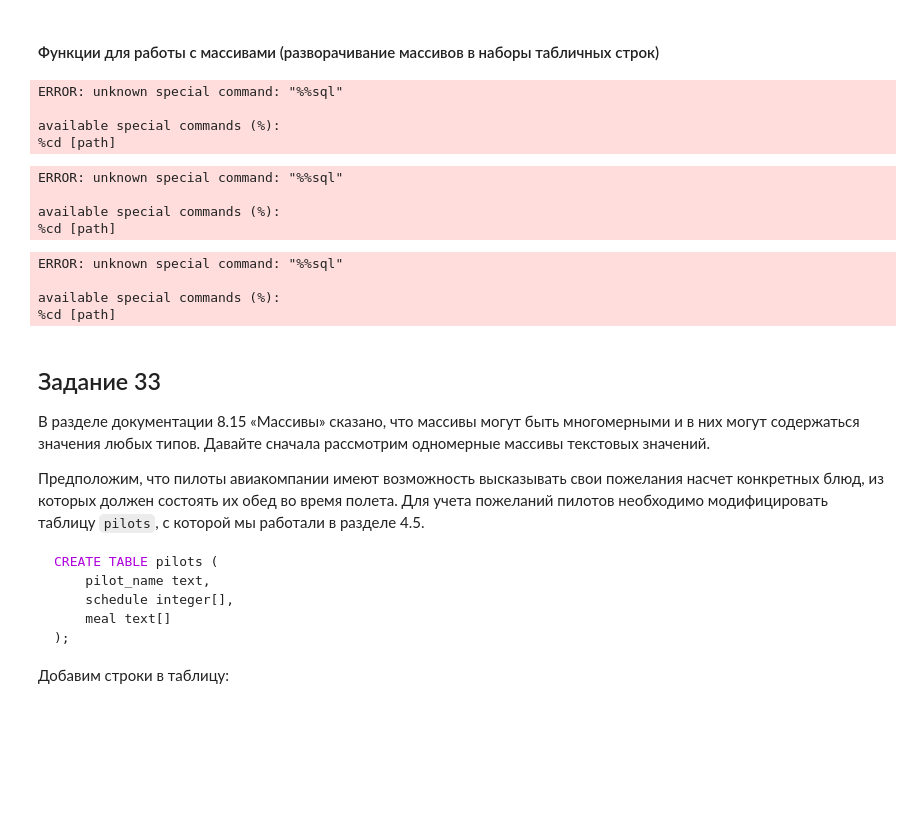
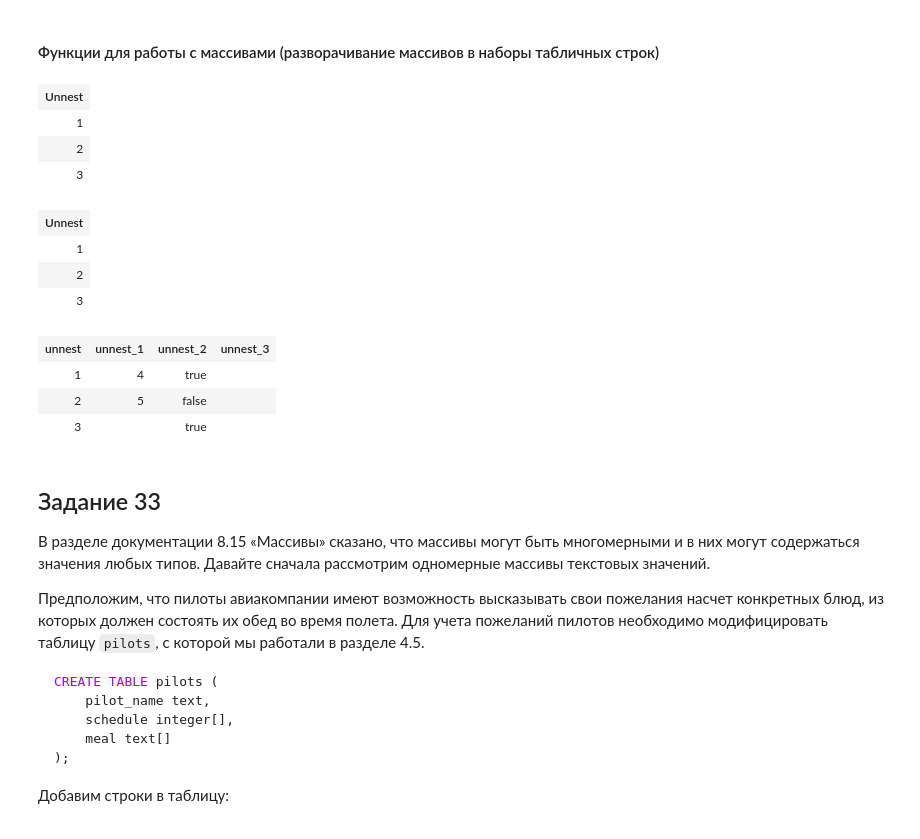
Before and after one commit to vowatchka/postgres_basic, a Jupyter notebook: practices/4_postgres_datatypes/gorm.ipynb, the cells around one changed output. Cells and saved outputs as stored; diff of their text form; code cells hidden in the pictures; blank space fills up the shorter version.

```diff
--- a/practices/4_postgres_datatypes/gorm.ipynb
+++ b/practices/4_postgres_datatypes/gorm.ipynb
@@ -3199,33 +3346,66 @@ available special commands (%):
 # %% [markdown]
 #### Функции для работы с массивами (разворачивание массивов в наборы табличных строк)
 # %%
-%%sql
--- Использовать `unnest` с одним массивом можно без предложения `FROM`
-SELECT
-    unnest(ARRAY[1, 2, 3])
+type Unnest struct {
+    Unnest int
+}
+
+var unnests []*Unnest
+
+// Использовать `unnest` с одним массивом можно без предложения `FROM`
+db.Raw(`SELECT unnest(ARRAY[1, 2, 3])`).Scan(&unnests)
+
+html, _ := table.Table(unnests, []string{})
+display.HTML(html)
 # %% [output]
-ERROR: unknown special command: "%%sql"
-
-available special commands (%):
-%cd [path]
+| Unnest |
+| 1 |
+| 2 |
+| 3 |
 # %%
-%%sql
--- Использовать `unnest` с одним массивом можно с предложением `FROM`
-SELECT * FROM unnest(ARRAY[1, 2, 3])
+type Unnest struct {
+    Unnest int
+}
+
+var unnests []*Unnest
+
+// Использовать `unnest` с одним массивом можно с предложением `FROM`
+db.Raw(`SELECT * FROM unnest(ARRAY[1, 2, 3])`).Scan(&unnests)
+
+html, _ := table.Table(unnests, []string{})
+display.HTML(html)
 # %% [output]
-ERROR: unknown special command: "%%sql"
-
-available special commands (%):
-%cd [path]
+| Unnest |
+| 1 |
+| 2 |
+| 3 |
 # %%
-%%sql
--- Использование `unnest` с несколькими массивами допустимо только в предложении `FROM`
-SELECT * FROM unnest(ARRAY[1, 2, 3], ARRAY['4', '5'], ARRAY[true, false, true], '{}'::text[])
+type Unnest struct {
+    Unnest int `gorm:"column:unnest" json:"unnest"`
+    Unnest_1 string `gorm:"column:unnest_1" json:"unnest_1"`
+    Unnest_2 bool `gorm:"column:unnest_2" json:"unnest_2"`
+    Unnest_3 string `gorm:"column:unnest_3" json:"unnest_3"`
+}
+
+colNames := []string{"unnest", "unnest_1", "unnest_2", "unnest_3"}
+
+var unnests []*Unnest
+
+// Использование `unnest` с несколькими массивами допустимо только в предложении `FROM`
+db.Raw(
+    fmt.Sprintf(
+        `SELECT * FROM unnest(ARRAY[1, 2, 3], ARRAY['4', '5'], ARRAY[true, false, true], '{}'::text[]) as t(%v, %v, %v, %v)`,
+        table.ColNamesToAny(colNames)...,
+    ),
+).Scan(&unnests)
+
+html, _ := table.Table(unnests, colNames)
+display.HTML(html)
 # %% [output]
-ERROR: unknown special command: "%%sql"
-
-available special commands (%):
-%cd [path]
+| unnest | unnest_1 | unnest_2 | unnest_3 |
+| 1 | 4 | true |  |
+| 2 | 5 | false |  |
+| 3 |  | true |  |
 # %% [markdown]
 ## Задание 33
 
```
Also changed, not shown: parts of 19 cells of this notebook, 1 other file.
